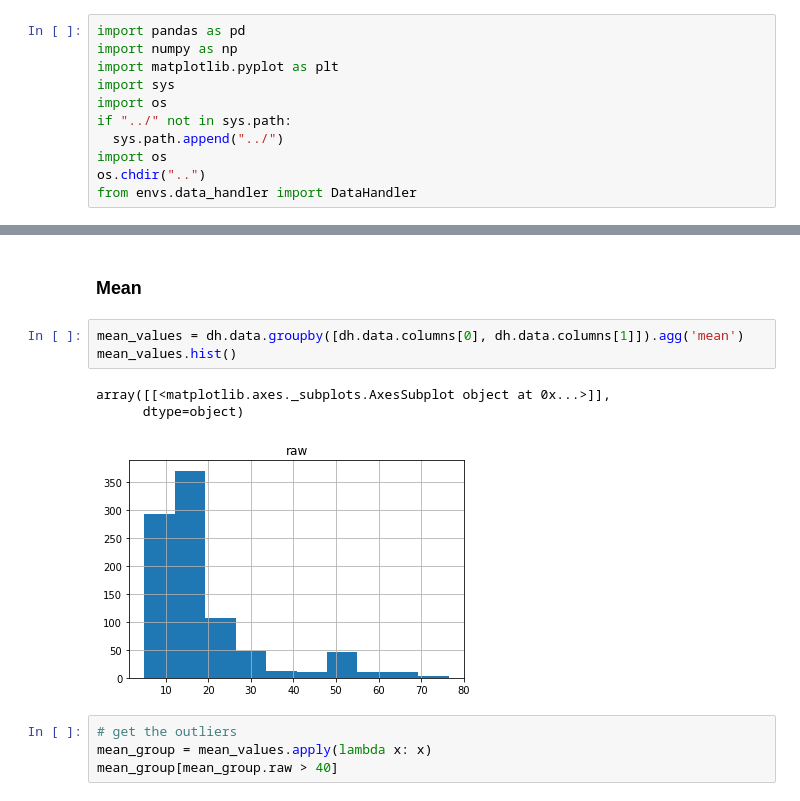
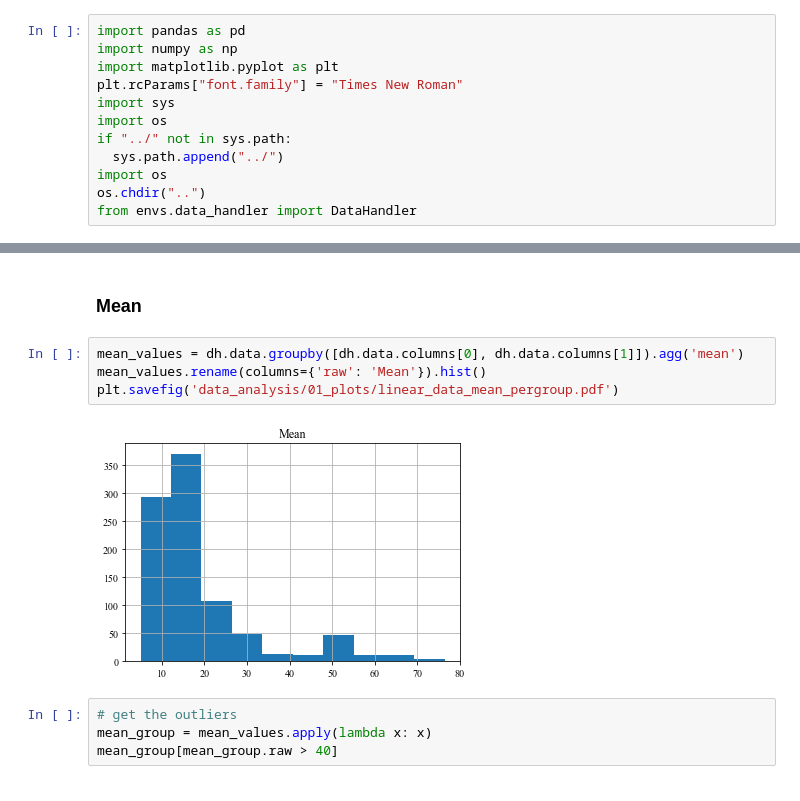
Before and after one commit to hpi-sam/rl-4-self-repair, a Jupyter notebook: data_analysis/01_main_data.ipynb, the cells around one changed output, grey strips where cells are left out. Cells and saved outputs as stored; diff of their text form.

```diff
--- a/data_analysis/01_main_data.ipynb
+++ b/data_analysis/01_main_data.ipynb
@@ -2,6 +2,7 @@
 import pandas as pd
 import numpy as np
 import matplotlib.pyplot as plt
+plt.rcParams["font.family"] = "Times New Roman"
 import sys
 import os
 if "../" not in sys.path:
@@ -89,11 +71,10 @@ dh.data[dh.data.columns[1]].hist()
 ### Mean
 # %%
 mean_values = dh.data.groupby([dh.data.columns[0], dh.data.columns[1]]).agg('mean')
-mean_values.hist()
+mean_values.rename(columns={'raw': 'Mean'}).hist()
+plt.savefig('data_analysis/01_plots/linear_data_mean_pergroup.pdf')
 # %% [output]
-array([[<matplotlib.axes._subplots.AxesSubplot object at 0x...>]],
-      dtype=object)
-[figure, old version]
+[figure, new version]
 # %%
 # get the outliers
 mean_group = mean_values.apply(lambda x: x)
```
Also changed, not shown: parts of 9 cells of this notebook, 38 other files.
